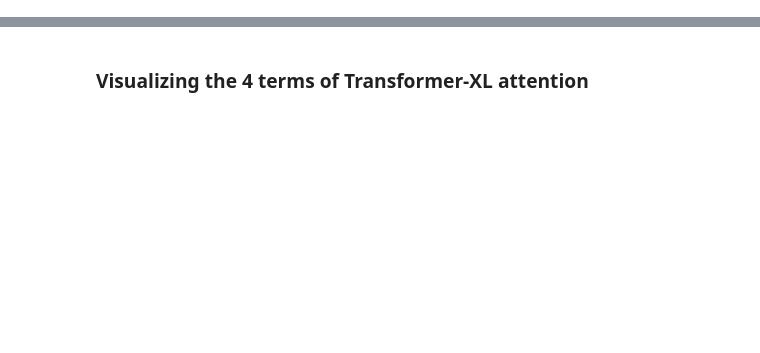
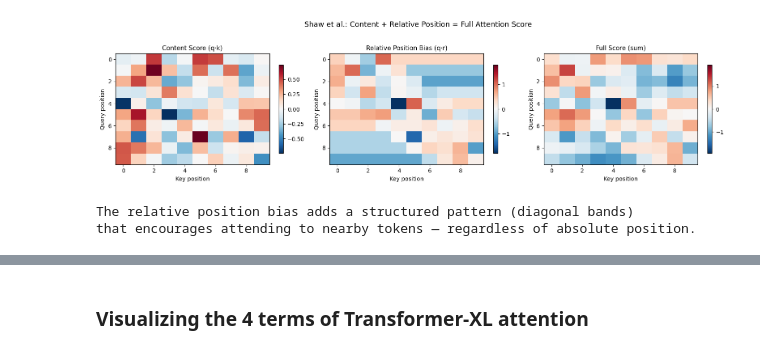
Before and after one commit to subhojitdas/Enceladus, a Jupyter notebook: src/pos_emb/relative_pe.ipynb, the cells around one changed output, grey strips where cells are left out. Drawn from its saved outputs; the diff is of its cells as text; code cells hidden in the pictures; blank space fills up the shorter version.

```diff
--- a/src/pos_emb/relative_pe.ipynb
+++ b/src/pos_emb/relative_pe.ipynb
@@ -15,3 +213,38 @@ class ShawRelativeAttention(nn.Module):    """    Self-attention with relative p
 # %%
-# Decompose the attention score into content and relative partswith torch.no_grad():    Q = model.W_q(x)    K = model.W_k(x)        content_score = (Q @ K.transpose(-2, -1)) / (d_model ** 0.5)        rel_indices = model._get_relative_indices(seq_len)    rel_k = model.rel_emb_k(rel_indices)    rel_score = torch.einsum('bid,ijd->bij', Q, rel_k) / (d_model ** 0.5)        full_score = content_score + rel_scorefig, axes = plt.subplots(1, 3, figsize=(16, 4))titles = ['Content Score (q·k)', 'Relative Position Bias (q·r)', 'Full Score (sum)']matrices = [content_score[0], rel_score[0], full_score[0]]for ax, title, mat in zip(axes, titles, matrices):    vmax = mat.abs().max().item()    im = ax.imshow(mat.numpy(), cmap='RdBu_r', aspect='auto', vmin=-vmax, vmax=vmax)    ax.set_title(title, fontsize=11)    ax.set_xlabel('Key position')    ax.set_ylabel('Query position')    plt.colorbar(im, ax=ax, shrink=0.8)plt.suptitle('Shaw et al.: Content + Relative Position = Full Attention Score', fontsize=13, y=1.03)plt.tight_layout()plt.show()print("The relative position bias adds a structured pattern (diagonal bands)")print("that encourages attending to nearby tokens — regardless of absolute position.")
+# Decompose the attention score into content and relative parts
+with torch.no_grad():
+    Q = model.W_q(x)
+    K = model.W_k(x)
+
+    content_score = (Q @ K.transpose(-2, -1)) / (d_model ** 0.5)
+
+    rel_indices = model._get_relative_indices(seq_len)
+    rel_k = model.rel_emb_k(rel_indices)
+    rel_score = torch.einsum('bid,ijd->bij', Q, rel_k) / (d_model ** 0.5)
+
+    full_score = content_score + rel_score
+
+fig, axes = plt.subplots(1, 3, figsize=(16, 4))
+
+titles = ['Content Score (q·k)', 'Relative Position Bias (q·r)', 'Full Score (sum)']
+matrices = [content_score[0], rel_score[0], full_score[0]]
+
+for ax, title, mat in zip(axes, titles, matrices):
+    vmax = mat.abs().max().item()
+    im = ax.imshow(mat.numpy(), cmap='RdBu_r', aspect='auto', vmin=-vmax, vmax=vmax)
+    ax.set_title(title, fontsize=11)
+    ax.set_xlabel('Key position')
+    ax.set_ylabel('Query position')
+    plt.colorbar(im, ax=ax, shrink=0.8)
+
+plt.suptitle('Shaw et al.: Content + Relative Position = Full Attention Score', fontsize=13, y=1.03)
+plt.tight_layout()
+plt.show()
+
+print("The relative position bias adds a structured pattern (diagonal bands)")
+print("that encourages attending to nearby tokens — regardless of absolute position.")
+# %% [output]
+[figure, added]
+The relative position bias adds a structured pattern (diagonal bands)
+that encourages attending to nearby tokens — regardless of absolute position.
 # %% [markdown]
```
Also changed, not shown: parts of 7 cells of this notebook, 5 other files.
